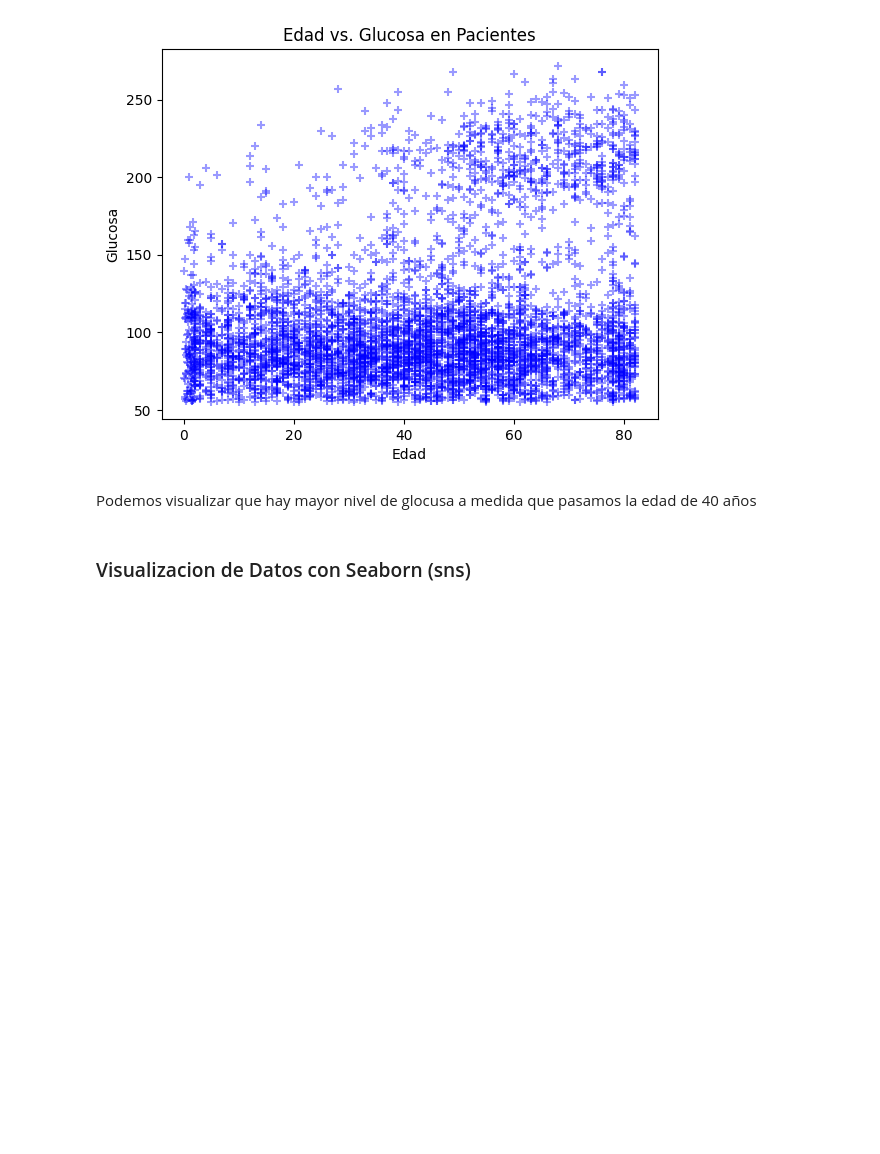
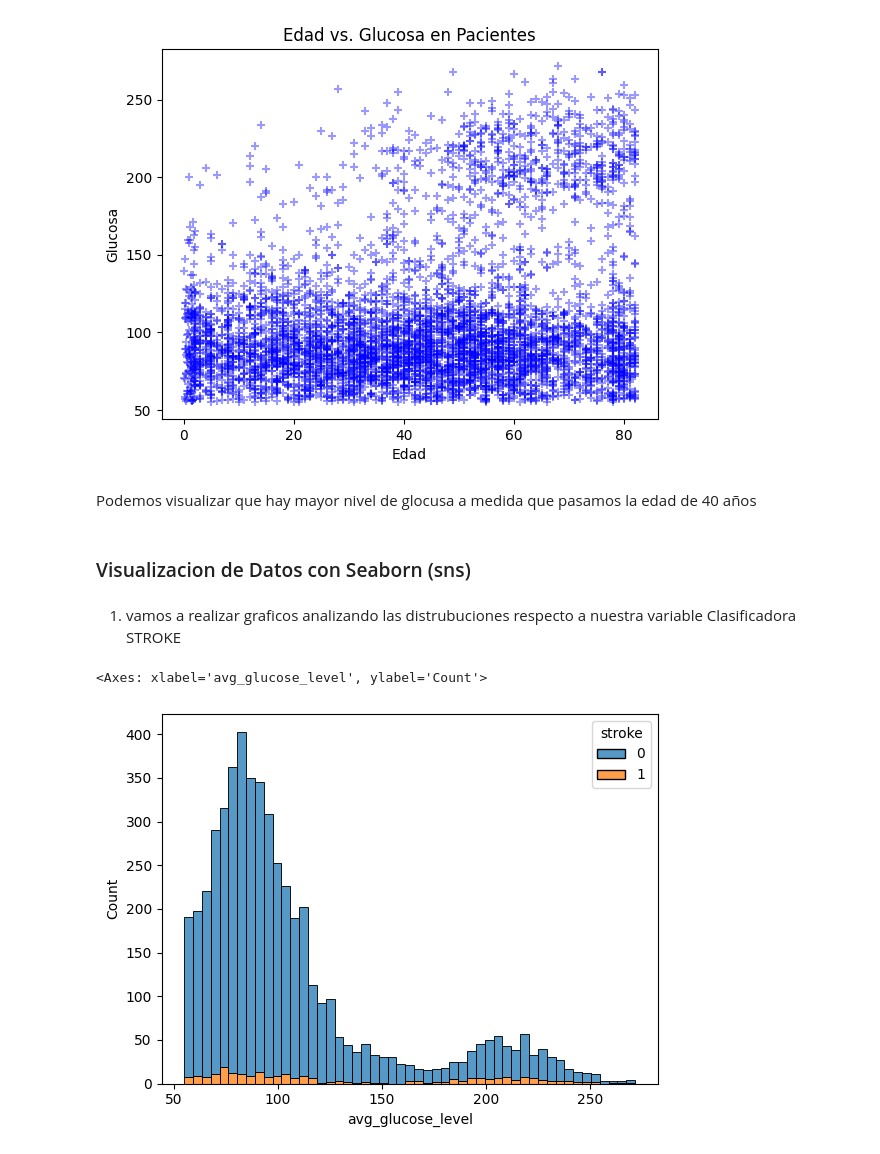
Before and after one commit to CarlosLeguiz/StrokePrediction, a Jupyter notebook: StrokePrediction.ipynb, the cells around one changed output. Drawn from its saved outputs; the diff is of its cells as text; code cells hidden in the pictures; blank space fills up the shorter version.

Commit message:
Creo histograma y grafico de dispersión para analizar el stroke

```diff
--- a/StrokePrediction.ipynb
+++ b/StrokePrediction.ipynb
@@ -330,3 +330,10 @@ Text(0, 0.5, 'Glucosa')
 Podemos visualizar que hay mayor nivel de glocusa a medida que pasamos la edad de 40 años
 # %% [markdown]
 ### Visualizacion de Datos con Seaborn (sns)
+# %% [markdown]
+1) vamos a realizar graficos analizando las distrubuciones respecto a nuestra variable Clasificadora STROKE
+# %%
+sns.histplot(data=df, x="avg_glucose_level", hue="stroke", multiple="stack")
+# %% [output]
+<Axes: xlabel='avg_glucose_level', ylabel='Count'>
+[figure, added]
```
Also changed, not shown: parts of 3 cells of this notebook.
